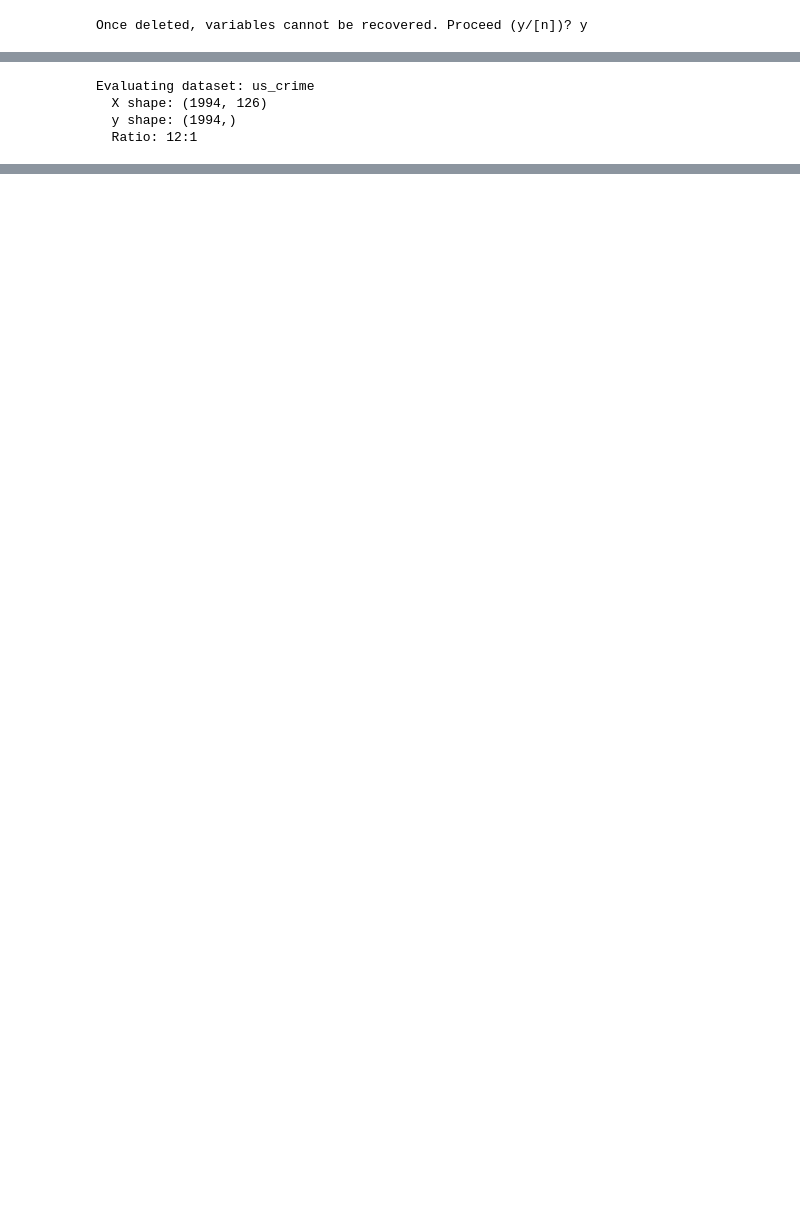
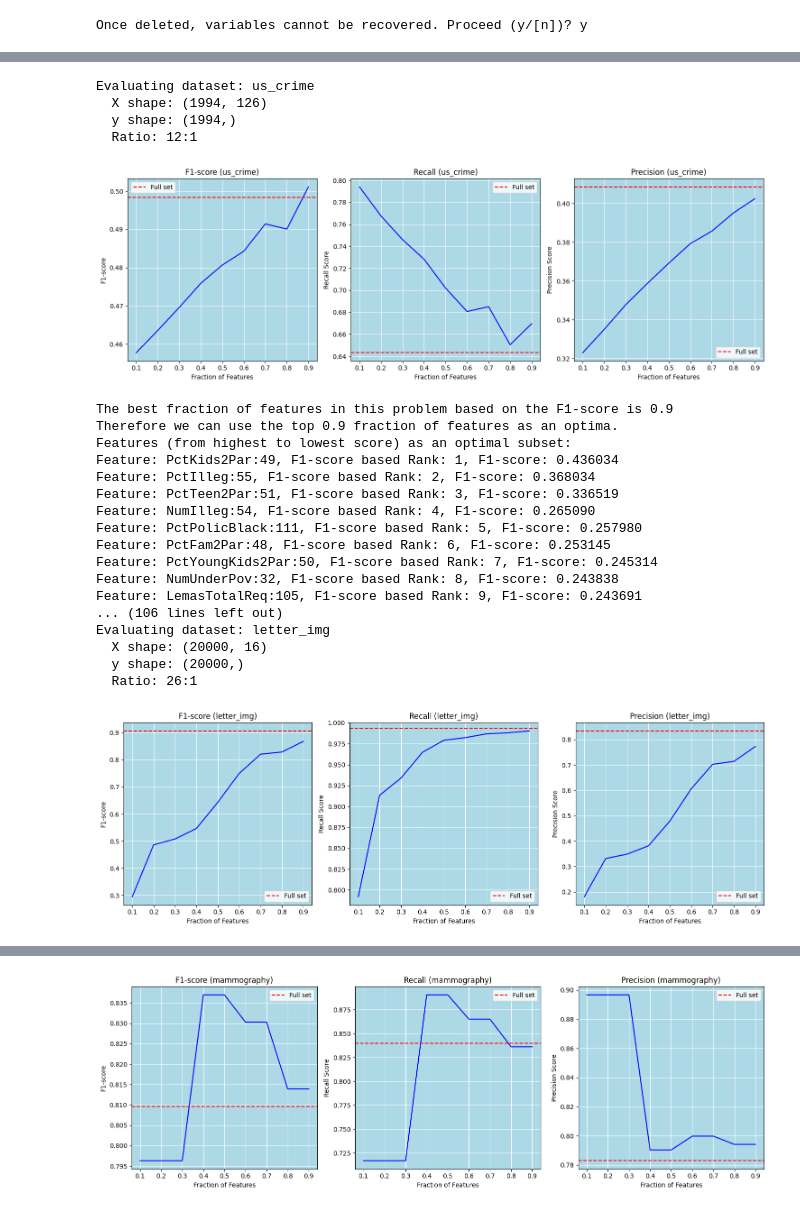
Before and after one commit to AlirezaBoroon/Fractional-Feature-Selection.-Evaluating-Features-Predictive-Power, a Jupyter notebook: Implementing_Feature_Selection.ipynb, the cells around one changed output, grey strips where cells are left out. Saved outputs shown, nothing was run; the diff lists cells and outputs as text; code cells hidden in the pictures; blank space fills up the shorter version.

```diff
--- a/Implementing_Feature_Selection.ipynb
+++ b/Implementing_Feature_Selection.ipynb
@@ -35,8 +37,8 @@ for name, url in datasets.items():
         y = data.iloc[1:, -1].astype(int)  # Target is the last column
     data_dict[name] = (X, y)
 # %%
-def calculate_f1_scores_multiple_splits(X, y, num_splits= 10):
-    # multiple splits (tests) for having a more reliable and accurate features.
+def calculate_f1_scores_multiple_splits(X, y, num_splits= 5): # POINT: MORE num_splits FOR MORE ACCURATE RESULTS (real features ranking).
+    # multiple splits (tests) for having a more reliable and accurate evaluating features.
     f1_scores = []
     for _ in range(num_splits):
       random_state = np.random.randint(100) # Generate a random seed
@@ -48,7 +50,8 @@ def calculate_f1_scores_multiple_splits(X, y, num_splits= 10):
           imputer = SimpleImputer(strategy='median') # Or another suitable strategy
           X_feature = imputer.fit_transform(X_feature)
 
-          X_train, X_test, y_train, y_test = train_test_split(X_feature, y, test_size=0.25, random_state= random_state) #random_state for having the mix of examples.
+          X_train, X_test, y_train, y_test = train_test_split(X_feature, y, test_size=0.25, random_state= random_state)
+          # random_state for having the mix of examples.
 
 
           clf = DecisionTreeClassifier()
@@ -61,7 +64,7 @@ def calculate_f1_scores_multiple_splits(X, y, num_splits= 10):
 
     return np.array(f1_scores).reshape(num_splits, -1) # Reshape for easy averaging
 # %%
-def evaluate_svm_with_selected_features_multiple_splits(X, y, feature_ranking, fractions, num_splits= 10):
+def evaluate_svm_with_selected_features_multiple_splits(X, y, feature_ranking, fractions, num_splits= 5): # POINT: MORE num_splits FOR MORE ACCURATE RESULTS (real outcomes of fractions).
     results_all= []
     for _ in range(num_splits):
       random_state= np.random.randint(100)
@@ -73,7 +76,7 @@ def evaluate_svm_with_selected_features_multiple_splits(X, y, feature_ranking, f
 
           # Convert '?' to NaN and then impute missing values
           X_selected = np.where(X_selected == '?', np.nan, X_selected)
-          imputer = SimpleImputer(strategy='median') #most_frequent
+          imputer = SimpleImputer(strategy='median') # median is better than mean (maybe because of the outlier data in datasets.)
           X_selected = imputer.fit_transform(X_selected)
 
           X_train, X_test, y_train, y_test = train_test_split(X_selected, y, test_size=0.25, random_state= random_state)
@@ -114,5 +108,5 @@ feature_ranking
 # %%
-fractions = [0.1, 0.2, 0.3, 0.4, 0.5, 0.6, 0.7, 0.8, 0.9, 1.0]
+fractions = [0.1, 0.2, 0.3, 0.4, 0.5, 0.6, 0.7, 0.8, 0.9, 1.0] # POINT: MORE FRACTIONS FOR MORE ACCURATE RESULTS.
 
 for name, (X, y) in data_dict.items():
     print(f"Evaluating dataset: {name}")
@@ -124,10 +118,10 @@ for name, (X, y) in data_dict.items():
     # print("\n")
 
     f1_scores_multiple = calculate_f1_scores_multiple_splits(X, y)
-    f1_scores= f1_scores_multiple.mean(axis=0) # Average across rows (splits)
+    features_f1_scores= f1_scores_multiple.mean(axis=0) # Average across rows (splits)
 
     # Rank features based on F1-scores
-    feature_ranking = np.argsort(f1_scores)[::-1]
+    feature_ranking = np.argsort(features_f1_scores)[::-1]
 
     # Evaluate SVM classifier with selected features
     results_multiple = evaluate_svm_with_selected_features_multiple_splits(X, y, feature_ranking, fractions)
@@ -183,32 +177,81 @@ for name, (X, y) in data_dict.items():
     plt.xlabel('Fraction of Features')
     plt.ylabel('Recall Score')
     plt.grid(True, color='white')
     plt.gca().set_facecolor('lightblue')
     plt.grid(True)
     plt.legend()
 
     # Plot Precision score
     plt.subplot(1, 3, 3)
     plt.plot(fractions[: -1], precision_scores[: -1], color= "blue")
     plt.axhline(y= precision_scores[-1], xmin= 0, xmax= 1.0+ 0.05,
             label='Full set', color="red", linestyle='--')
 
     plt.title(f'Precision ({name})')
     plt.xlabel('Fraction of Features')
     plt.ylabel('Precision Score')
     plt.grid(True, color='white')  # White grid lines
     plt.gca().set_facecolor('lightblue')  # Light blue background
     plt.grid(True)
 
     plt.tight_layout()
     plt.legend()
     plt.show()
 
-    print("The best fraction of features in this problem based on the F1-score is", fractions[f1_scores.index(max(f1_scores))])
-    print("Therefore we can use the above fraction as an optima.")
+    optimal_fraction= fractions[f1_scores.index(max(f1_scores))]
+    print("The best fraction of features in this problem based on the F1-score is", optimal_fraction)
+    print(f"Therefore we can use the top {optimal_fraction} fraction of features as an optima.")
+
+    num_optimal_features = int(optimal_fraction * X.shape[1])
+    optimal_feature_indices = feature_ranking[:num_optimal_features]
+    print(f"Features (from highest to lowest score) as an optimal subset:")
+
+    ########
+    # having the features name again!
+    datasets = {
+    'us_crime': "https://archive.ics.uci.edu/static/public/183/data.csv",
+    'letter_img': "https://archive.ics.uci.edu/static/public/59/data.csv",
+    'mammography': "https://archive.ics.uci.edu/static/public/161/data.csv"
+    }
+    data_reimport = pd.read_csv(datasets[name], header=0)
+    if name == 'us_crime':
+        data_reimport = data_reimport.drop(columns=['communityname']) #dropping string value feature
+        X_reimport = data_reimport.iloc[1:, :-1]
+    elif name == 'letter_img':
+        X_reimport = data_reimport.iloc[1:, 1:]  # Features start from the second column
+    elif name == 'mammography':
+        X_reimport = data_reimport.iloc[1:, :-1]
+    ########
+
+    for index in optimal_feature_indices:
+        feature_loc = X.columns[index]
+        feature_name= X_reimport.columns[index]
+        rank = np.where(feature_ranking == index)[0][0] + 1 # Calculate rank in the sorted feature_ranking list (1-based)
+        f1_score_value = features_f1_scores[index]  # Get feature F1-score (f1_scores is 0-based)
+        print(f"Feature: {feature_name}:{feature_loc}, F1-score based Rank: {rank}, F1-score: {f1_score_value:.6f}")
+
     print(20* '*', '\n')
 # %% [output]
 Evaluating dataset: us_crime
   X shape: (1994, 126)
   y shape: (1994,)
   Ratio: 12:1
+[figure, added]
+The best fraction of features in this problem based on the F1-score is 0.9
+Therefore we can use the top 0.9 fraction of features as an optima.
+Features (from highest to lowest score) as an optimal subset:
+Feature: PctKids2Par:49, F1-score based Rank: 1, F1-score: 0.436034
+Feature: PctIlleg:55, F1-score based Rank: 2, F1-score: 0.368034
+Feature: PctTeen2Par:51, F1-score based Rank: 3, F1-score: 0.336519
+Feature: NumIlleg:54, F1-score based Rank: 4, F1-score: 0.265090
+Feature: PctPolicBlack:111, F1-score based Rank: 5, F1-score: 0.257980
+Feature: PctFam2Par:48, F1-score based Rank: 6, F1-score: 0.253145
+Feature: PctYoungKids2Par:50, F1-score based Rank: 7, F1-score: 0.245314
+Feature: NumUnderPov:32, F1-score based Rank: 8, F1-score: 0.243838
+Feature: LemasTotalReq:105, F1-score based Rank: 9, F1-score: 0.243691
+... (106 lines left out)
+Evaluating dataset: letter_img
+  X shape: (20000, 16)
+  y shape: (20000,)
+  Ratio: 26:1
+[figure, added]
@@ -214,0 +275 @@ Evaluating dataset: us_crime
+[figure, added]
```
Also changed, not shown: parts of 4 cells of this notebook.
